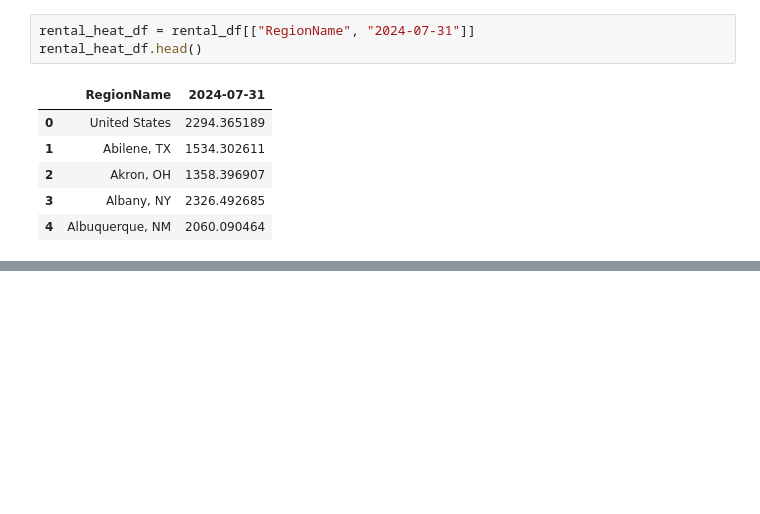
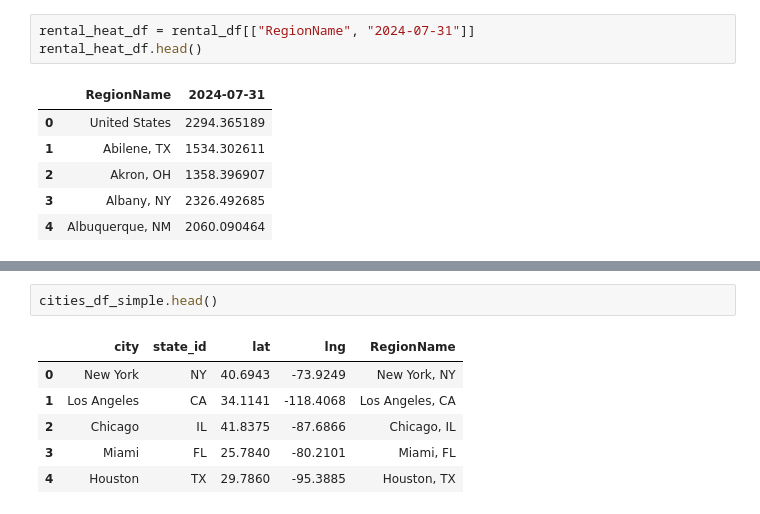
Before and after one commit to elgnol/RealEstate_Project_3, a Jupyter notebook: Analysis/Data_analysis_tatyana.ipynb, the cells around one changed output, grey strips where cells are left out. Saved outputs shown, nothing was run; the diff lists cells and outputs as text; blank space fills up the shorter version.

```diff
--- a/Analysis/Data_analysis_tatyana.ipynb
+++ b/Analysis/Data_analysis_tatyana.ipynb
@@ -270,0 +298,9 @@ rental_heat_df.to_json('rental_heat_df.json', orient='records', indent=4)
+# %%
+cities_df_simple.head()
+# %% [output]
+|  | city | state_id | lat | lng | RegionName |
+| 0 | New York | NY | 40.6943 | -73.9249 | New York, NY |
+| 1 | Los Angeles | CA | 34.1141 | -118.4068 | Los Angeles, CA |
+| 2 | Chicago | IL | 41.8375 | -87.6866 | Chicago, IL |
+| 3 | Miami | FL | 25.7840 | -80.2101 | Miami, FL |
+| 4 | Houston | TX | 29.7860 | -95.3885 | Houston, TX |
```
Also changed, not shown: parts of 13 cells of this notebook, 5 other files.
